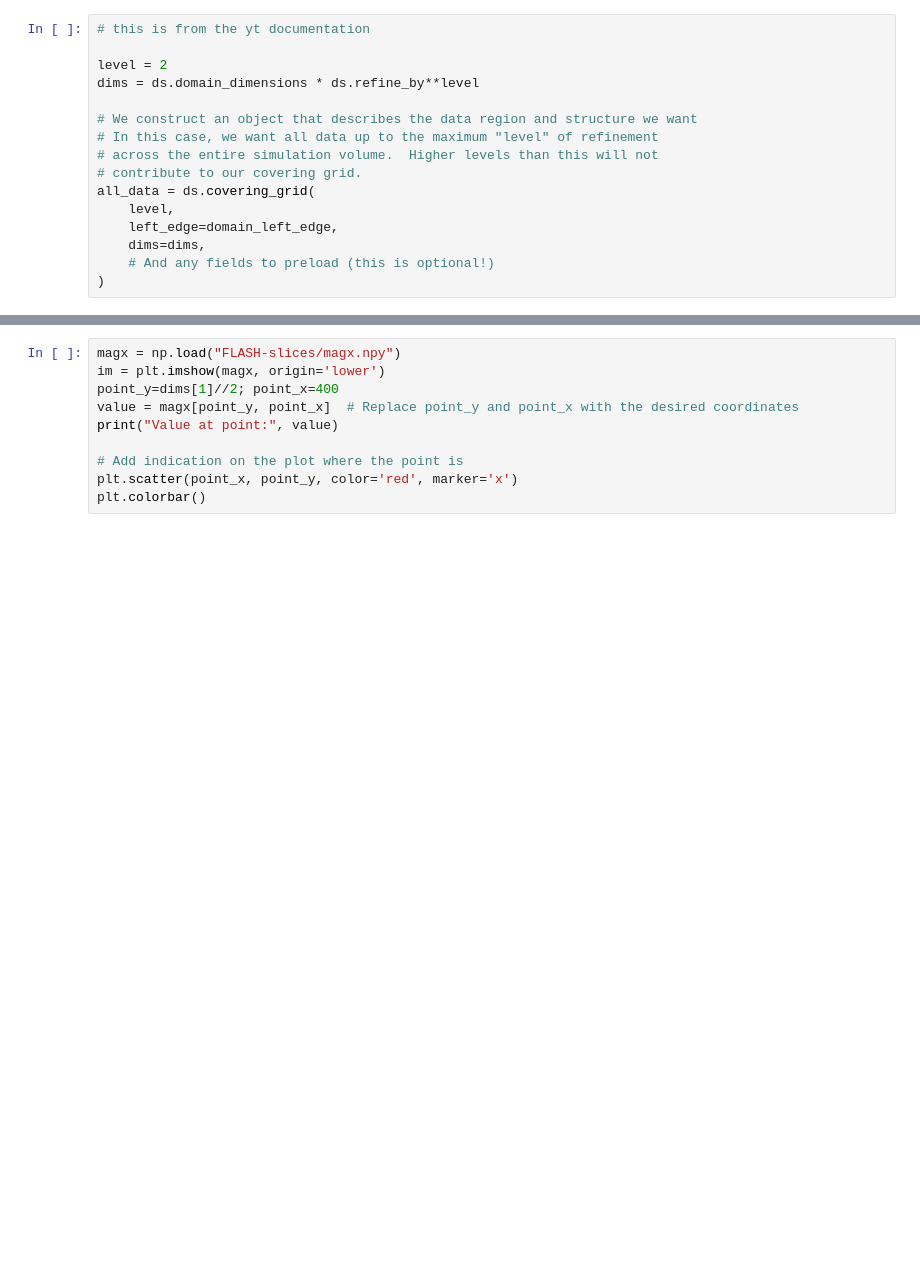
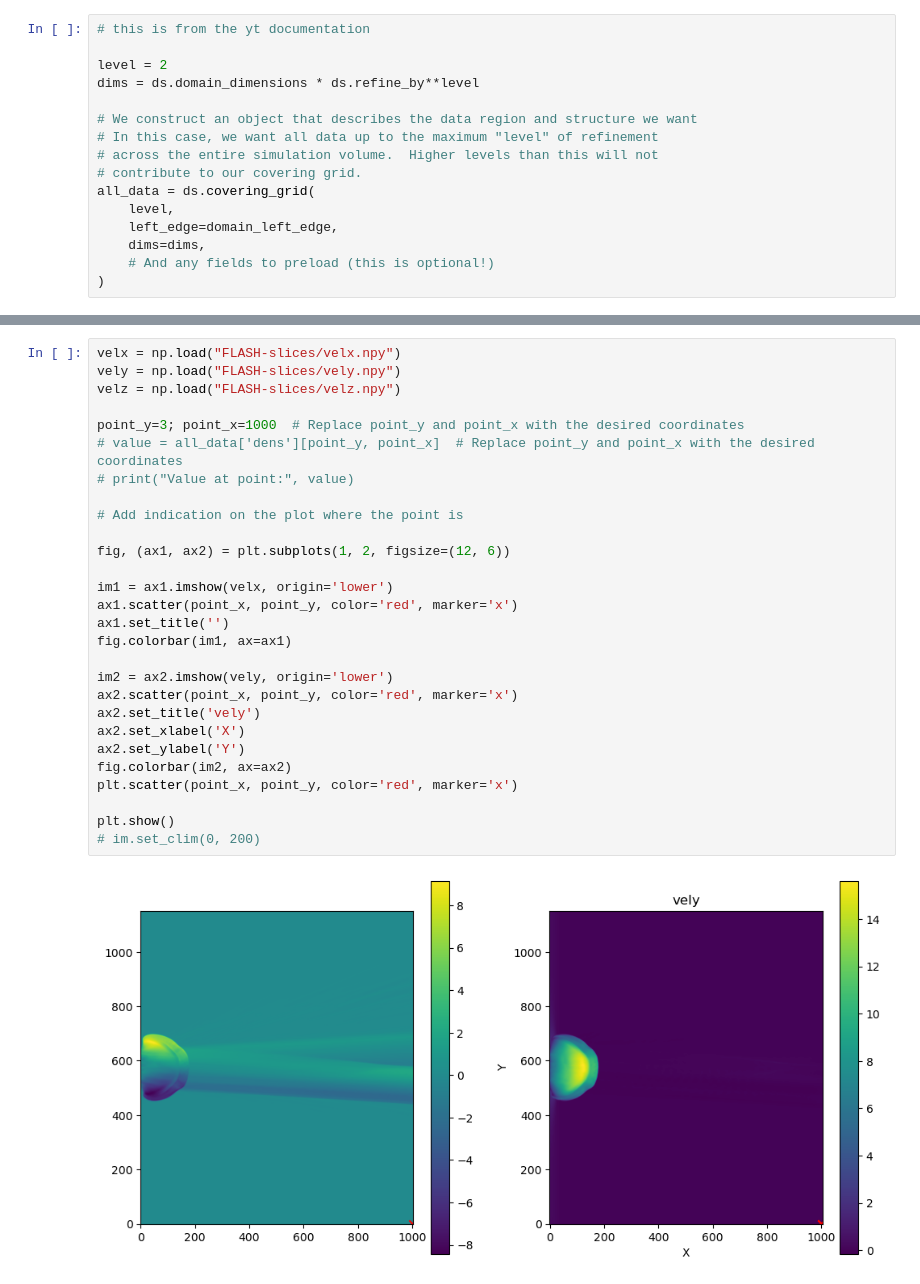
Before and after one commit to Schaeffer-Lab/MagShockZ, a Jupyter notebook: python-fortran_interface/write-FLASH-fields.ipynb, the cells around one changed output, grey strips where cells are left out. Cells and saved outputs as stored; diff of their text form; blank space fills up the shorter version.

```diff
--- a/python-fortran_interface/write-FLASH-fields.ipynb
+++ b/python-fortran_interface/write-FLASH-fields.ipynb
@@ -246,13 +258,33 @@ Value at point: 0.049543740066474606
 # %%
-magx = np.load("FLASH-slices/magx.npy")
-im = plt.imshow(magx, origin='lower')
-point_y=dims[1]//2; point_x=400
-value = magx[point_y, point_x]  # Replace point_y and point_x with the desired coordinates
-print("Value at point:", value)
+velx = np.load("FLASH-slices/velx.npy")
+vely = np.load("FLASH-slices/vely.npy")
+velz = np.load("FLASH-slices/velz.npy")
+
+point_y=3; point_x=1000  # Replace point_y and point_x with the desired coordinates
+# value = all_data['dens'][point_y, point_x]  # Replace point_y and point_x with the desired coordinates
+# print("Value at point:", value)
 
 # Add indication on the plot where the point is
+
+fig, (ax1, ax2) = plt.subplots(1, 2, figsize=(12, 6))
+
+im1 = ax1.imshow(velx, origin='lower')
+ax1.scatter(point_x, point_y, color='red', marker='x')
+ax1.set_title('')
+fig.colorbar(im1, ax=ax1)
+
+im2 = ax2.imshow(vely, origin='lower')
+ax2.scatter(point_x, point_y, color='red', marker='x')
+ax2.set_title('vely')
+ax2.set_xlabel('X')
+ax2.set_ylabel('Y')
+fig.colorbar(im2, ax=ax2)
 plt.scatter(point_x, point_y, color='red', marker='x')
-plt.colorbar()
+
+plt.show()
+# im.set_clim(0, 200)
+# %% [output]
+[figure, added]
 # %%
 yt.SlicePlot(ds, 'z', ('flash', 'vA')).show()
 # %% [output]
```
Also changed, not shown: parts of 6 cells of this notebook, 3 other files.
